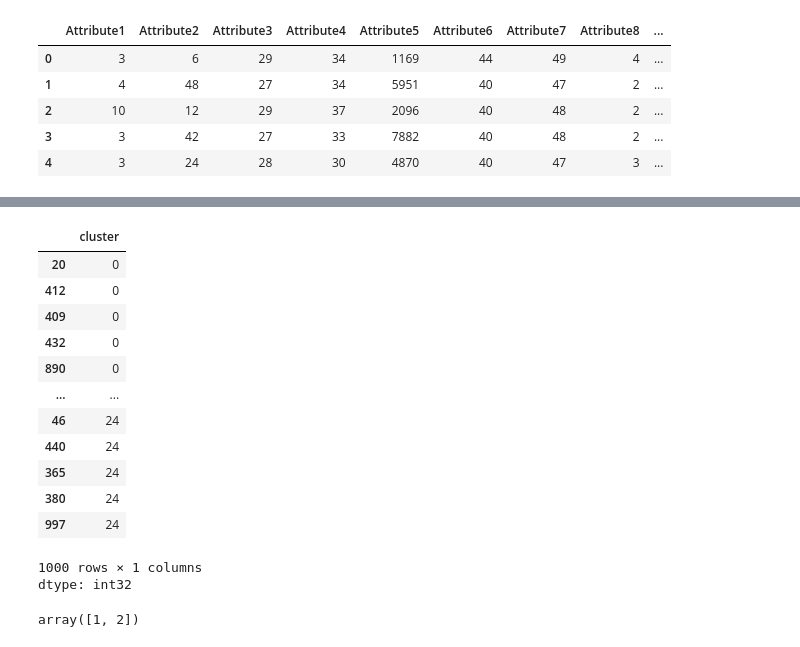
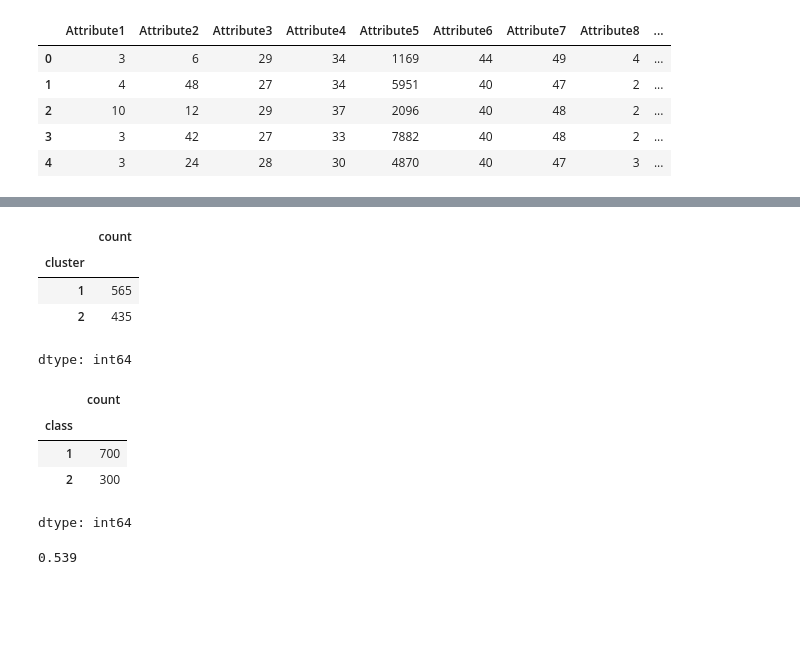
Before and after one commit to fadeeva/MLDL_plgrnd, a Jupyter notebook: 01_KMeans.ipynb, the cells around one changed output, grey strips where cells are left out. Cells and saved outputs as stored; diff of their text form; code cells hidden in the pictures; blank space fills up the shorter version.

Commit message:
accuracy

```diff
--- a/01_KMeans.ipynb
+++ b/01_KMeans.ipynb
@@ -107,21 +94,21 @@ X.groupby('cluster').mean()
-# %%
-X['cluster'].sort_values()
-# %% [output]
-|  | cluster |
-| 20 | 0 |
-| 412 | 0 |
-| 409 | 0 |
-| 432 | 0 |
-| 890 | 0 |
-| ... | ... |
-| 46 | 24 |
-| 440 | 24 |
-| 365 | 24 |
-| 380 | 24 |
-| 997 | 24 |
-1000 rows × 1 columns
-dtype: int32
+# %%
+X['cluster'] = X['cluster']+1
+X['cluster'].value_counts()
+# %% [output]
+|  | count |
+| cluster |  |
+| 1 | 565 |
+| 2 | 435 |
+dtype: int64
 # %%
-y['class'].unique()
+y['class'].value_counts()
 # %% [output]
+|  | count |
+| class |  |
+| 1 | 700 |
+| 2 | 300 |
-array([1, 2])
+dtype: int64
+# %%
+accuracy_score(y, X['cluster'])
+# %% [output]
+0.539
```
Also changed, not shown: parts of 3 cells of this notebook.
